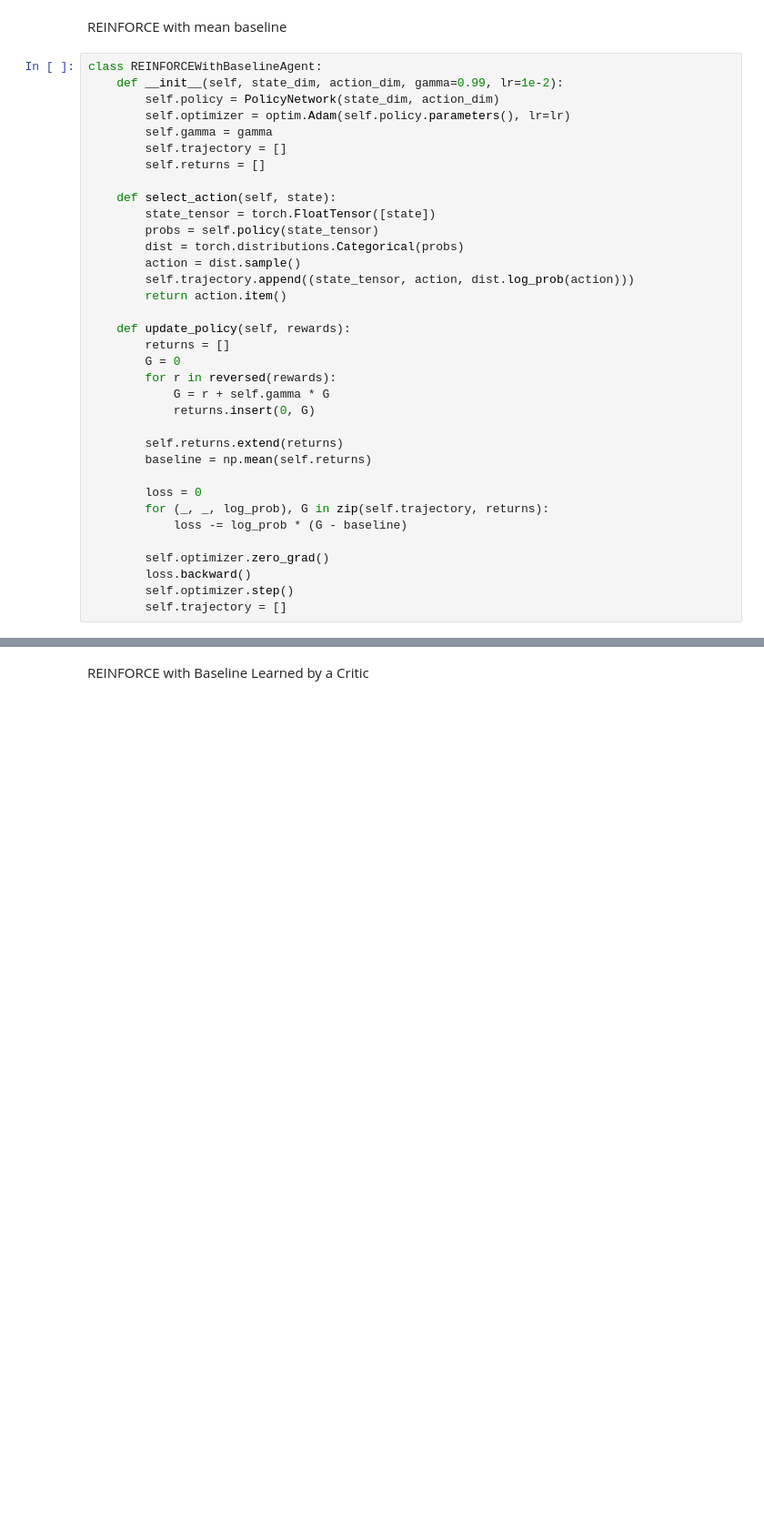
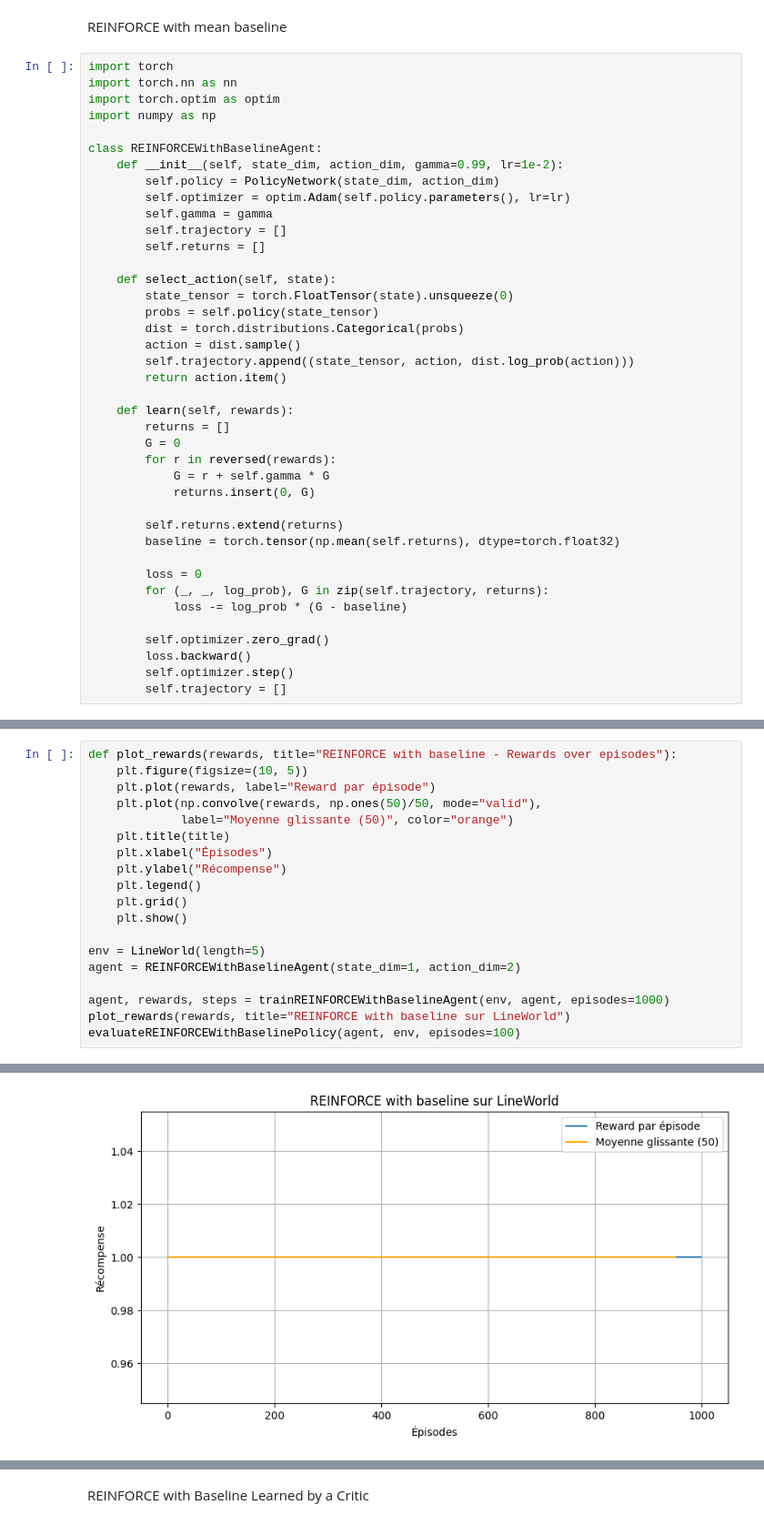
Before and after one commit to Enzo-kalychurn/DRL_project, a Jupyter notebook: Env_LineWorld.ipynb, the cells around one changed output, grey strips where cells are left out. Shown at 91% size. Cells and saved outputs as stored; diff of their text form; blank space fills up the shorter version.

```diff
--- a/Env_LineWorld.ipynb
+++ b/Env_LineWorld.ipynb
@@ -725,6 +1099,11 @@ class REINFORCEAgent:
 # %% [markdown]
 REINFORCE with mean baseline
 # %%
+import torch
+import torch.nn as nn
+import torch.optim as optim
+import numpy as np
+
 class REINFORCEWithBaselineAgent:
     def __init__(self, state_dim, action_dim, gamma=0.99, lr=1e-2):
         self.policy = PolicyNetwork(state_dim, action_dim)
@@ -734,14 +1113,14 @@ class REINFORCEWithBaselineAgent:
         self.returns = []
 
     def select_action(self, state):
-        state_tensor = torch.FloatTensor([state])
+        state_tensor = torch.FloatTensor(state).unsqueeze(0)
         probs = self.policy(state_tensor)
         dist = torch.distributions.Categorical(probs)
         action = dist.sample()
         self.trajectory.append((state_tensor, action, dist.log_prob(action)))
         return action.item()
 
-    def update_policy(self, rewards):
+    def learn(self, rewards):
         returns = []
         G = 0
         for r in reversed(rewards):
@@ -749,7 +1128,7 @@ class REINFORCEWithBaselineAgent:
             returns.insert(0, G)
 
         self.returns.extend(returns)
-        baseline = np.mean(self.returns)
+        baseline = torch.tensor(np.mean(self.returns), dtype=torch.float32)
 
         loss = 0
         for (_, _, log_prob), G in zip(self.trajectory, returns):
@@ -761,0 +1198,20 @@ class REINFORCEWithBaselineAgent:
+# %%
+def plot_rewards(rewards, title="REINFORCE with baseline - Rewards over episodes"):
+    plt.figure(figsize=(10, 5))
+    plt.plot(rewards, label="Reward par épisode")
+    plt.plot(np.convolve(rewards, np.ones(50)/50, mode="valid"),
+             label="Moyenne glissante (50)", color="orange")
+    plt.title(title)
+    plt.xlabel("Épisodes")
+    plt.ylabel("Récompense")
+    plt.legend()
+    plt.grid()
+    plt.show()
+
+env = LineWorld(length=5)
+agent = REINFORCEWithBaselineAgent(state_dim=1, action_dim=2)
+
+agent, rewards, steps = trainREINFORCEWithBaselineAgent(env, agent, episodes=1000)
+plot_rewards(rewards, title="REINFORCE with baseline sur LineWorld")
+evaluateREINFORCEWithBaselinePolicy(agent, env, episodes=100)
+# %% [output]
@@ -761,0 +1238 @@ class REINFORCEWithBaselineAgent:
+[figure, added]
```
Also changed, not shown: parts of 31 cells of this notebook.
